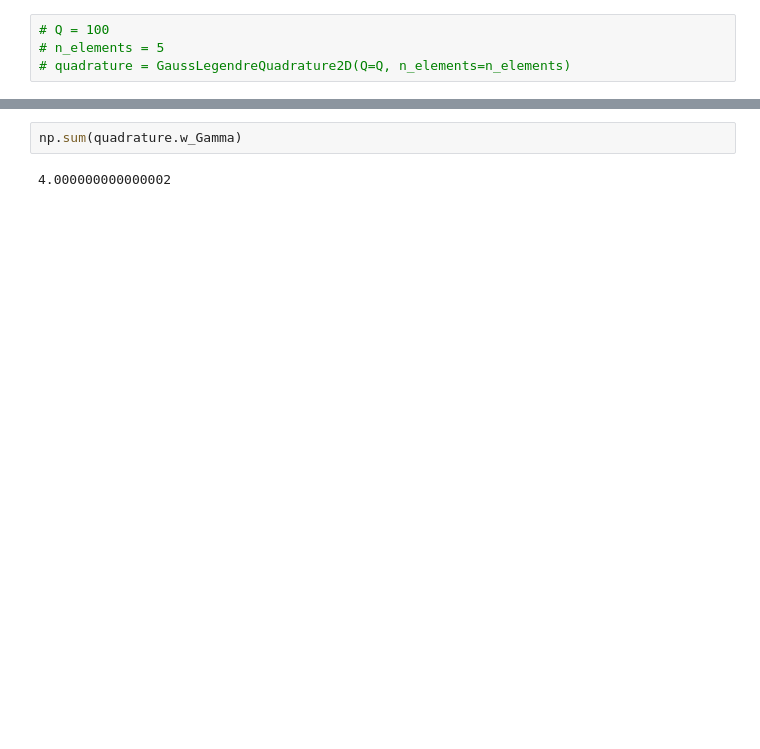
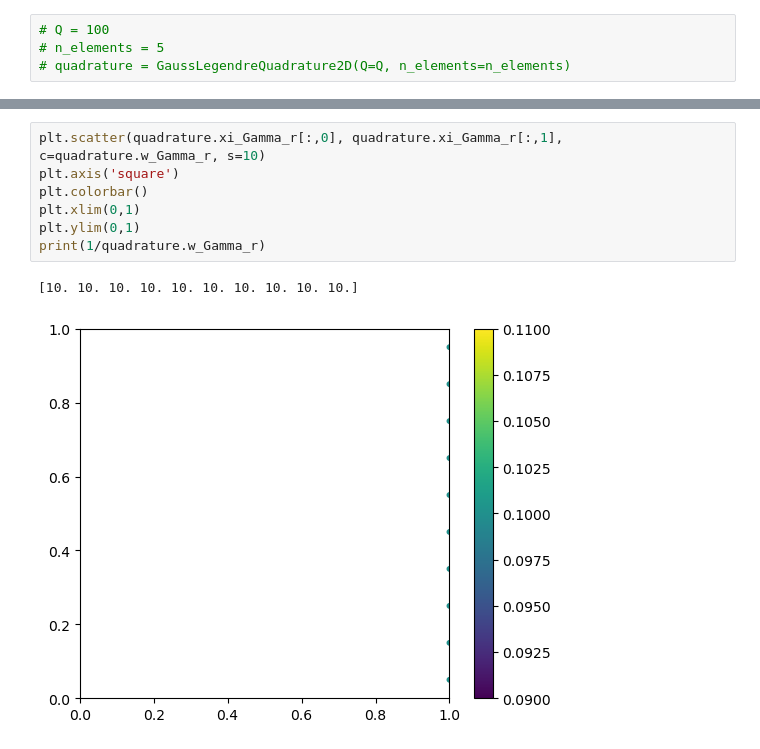
Before and after one commit to JoostHMPrins/ngo, a Jupyter notebook: developnotebooks/quadratureclasstest.ipynb, the cells around one changed output, grey strips where cells are left out. Cells and saved outputs as stored; diff of their text form; blank space fills up the shorter version.

```diff
--- a/developnotebooks/quadratureclasstest.ipynb
+++ b/developnotebooks/quadratureclasstest.ipynb
@@ -24,4 +25,10 @@ quadrature.plot_quadraturegrid()
 # %%
-np.sum(quadrature.w_Gamma)
+plt.scatter(quadrature.xi_Gamma_r[:,0], quadrature.xi_Gamma_r[:,1], c=quadrature.w_Gamma_r, s=10)
+plt.axis('square')
+plt.colorbar()
+plt.xlim(0,1)
+plt.ylim(0,1)
+print(1/quadrature.w_Gamma_r)
 # %% [output]
-4.000000000000002
+[10. 10. 10. 10. 10. 10. 10. 10. 10. 10.]
+[figure, added]
```
Also changed, not shown: parts of 3 cells of this notebook, 6 other files.
